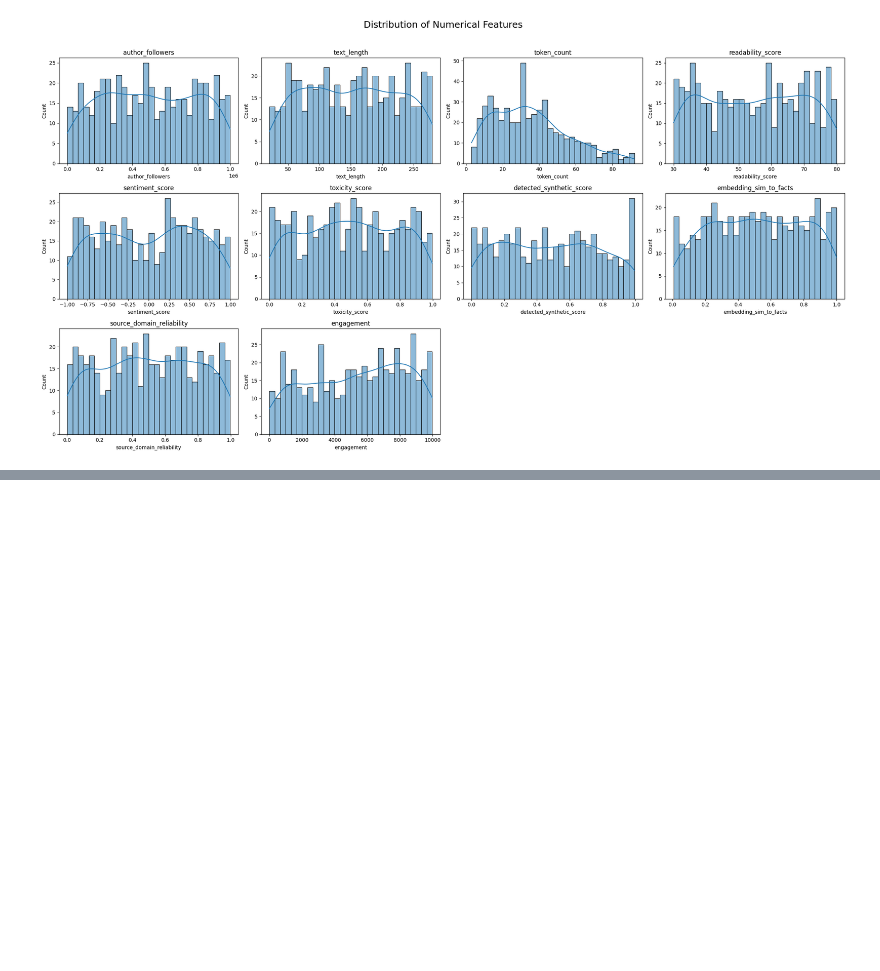
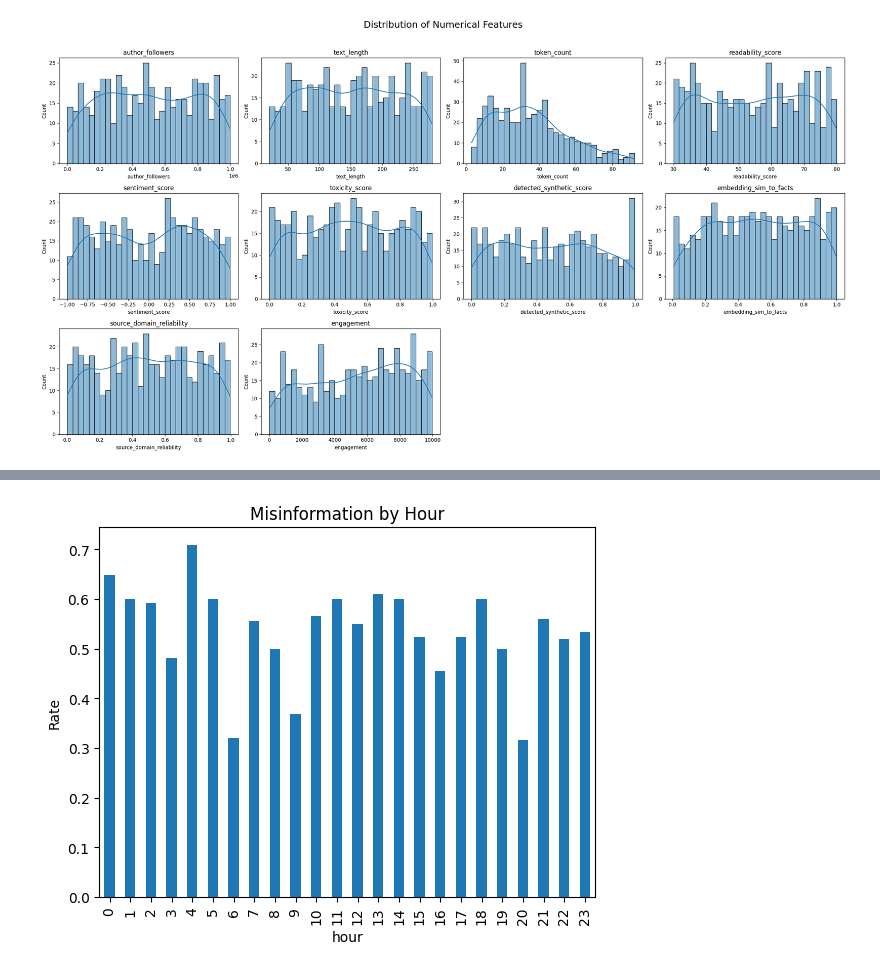
Before and after one commit to OMCHOKSI108/machine-learning-playground, a Jupyter notebook: GENAI-MISSINFORMATION_LOGISTIC_REG/MISSINFORMATION_LOGISTIC_REGRESSION.ipynb, the cells around one changed output, grey strips where cells are left out. Drawn from its saved outputs; the diff is of its cells as text; code cells hidden in the pictures; blank space fills up the shorter version.

```diff
--- a/GENAI-MISSINFORMATION_LOGISTIC_REG/MISSINFORMATION_LOGISTIC_REGRESSION.ipynb
+++ b/GENAI-MISSINFORMATION_LOGISTIC_REG/MISSINFORMATION_LOGISTIC_REGRESSION.ipynb
@@ -239,0 +269,8 @@ plt.show()
+# %%
+hourly = df.groupby('hour')['is_misinformation'].mean()
+
+hourly.plot(kind='bar', title='Misinformation by Hour')
+plt.ylabel('Rate')
+plt.show()
+# %% [output]
+[figure, added]
```
Also changed, not shown: parts of 20 cells of this notebook.
